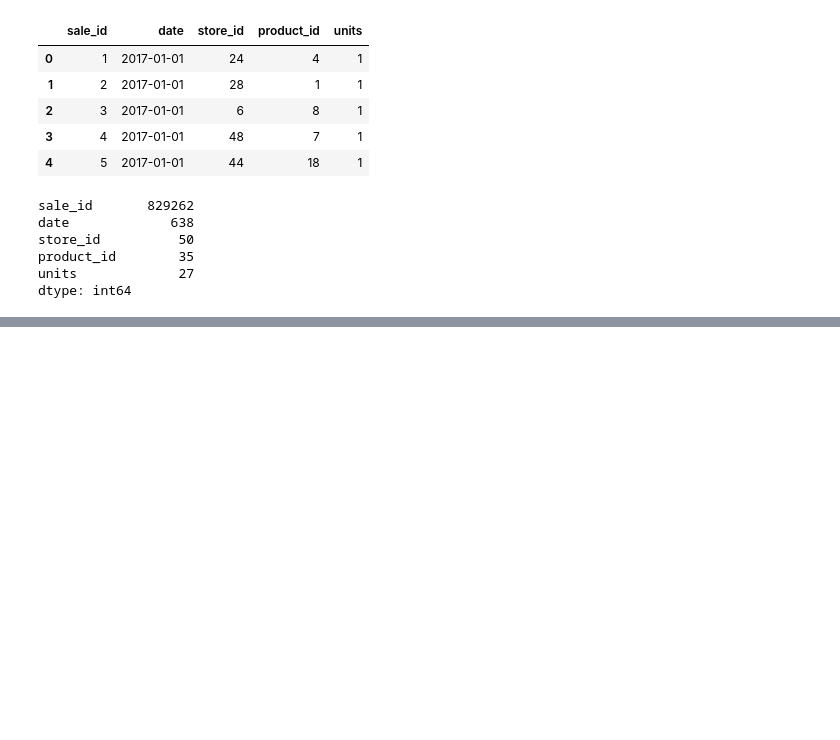
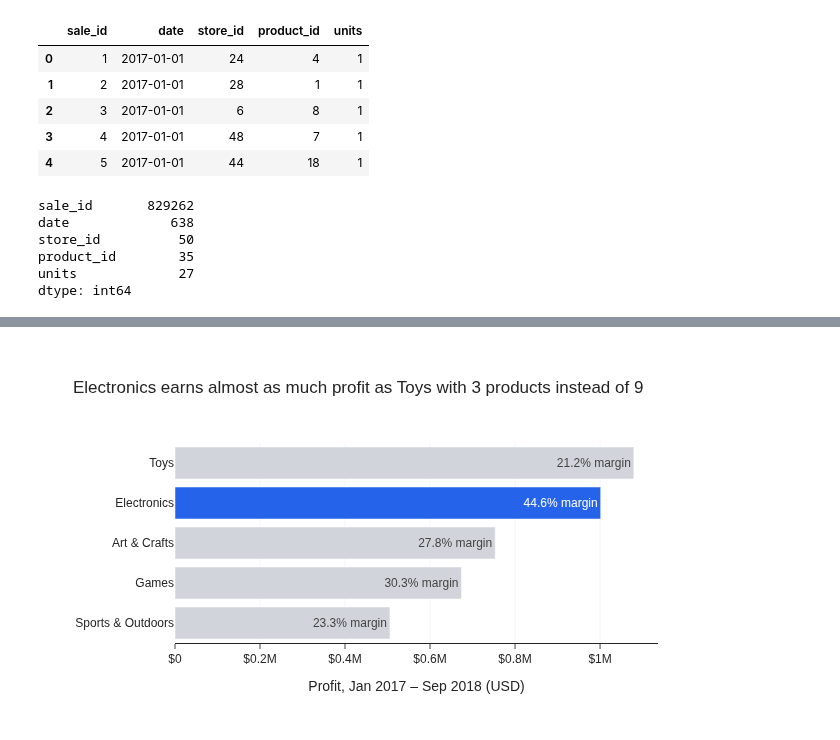
Before and after one commit to subwaymatch/analytics-case-development, a Jupyter notebook: maven-toy-sales-relational-db/create-database-file.ipynb, the cells around one changed output, grey strips where cells are left out. Cells and saved outputs as stored; diff of their text form; code cells hidden in the pictures; blank space fills up the shorter version.

```diff
--- a/maven-toy-sales-relational-db/create-database-file.ipynb
+++ b/maven-toy-sales-relational-db/create-database-file.ipynb
@@ -144,0 +440,18 @@ memory usage: 31.6+ MB
+# %%
+import plotly.express as px
+import plotly.graph_objects as go
+import plotly.io as pio
+from scipy import stats
+
+pio.templates['sans_serif'] = go.layout.Template(dict(
+    layout=go.Layout(
+        font_family='Helvetica, Inter, Arial, sans-serif',
+    ),
+))
+pio.templates.default = 'simple_white+sans_serif'
+
+HIGHLIGHT = '#2563EB'
+DARK = '#111827'
+GRAY = '#D1D5DB'
+
+pd.set_option('display.max_columns', 20)
@@ -144,0 +498,26 @@ memory usage: 31.6+ MB
+# %%
+df_plot = df_category.sort_values('profit')
+
+fig = px.bar(
+    df_plot,
+    x='profit',
+    y='product_category',
+    orientation='h',
+    text=df_plot['margin_pct'].map('{:.1f}% margin'.format),
+    labels={
+        'profit': 'Profit, Jan 2017 – Sep 2018 (USD)',
+        'product_category': '',
+    },
+    title='Electronics earns almost as much profit as Toys with 3 products instead of 9',
+    height=380,
+)
+fig.update_traces(
+    marker_color=[HIGHLIGHT if c == 'Electronics' else GRAY for c in df_plot['product_category']],
+    textposition='inside',
+    insidetextanchor='end',
+)
+fig.update_xaxes(tickprefix='$', showgrid=True, gridcolor='#F3F4F6')
+fig.update_yaxes(ticks='', showline=False)
+fig.show()
+# %% [output]
+[figure, added]
```
Also changed, not shown: parts of 98 cells of this notebook, 1 other file.
